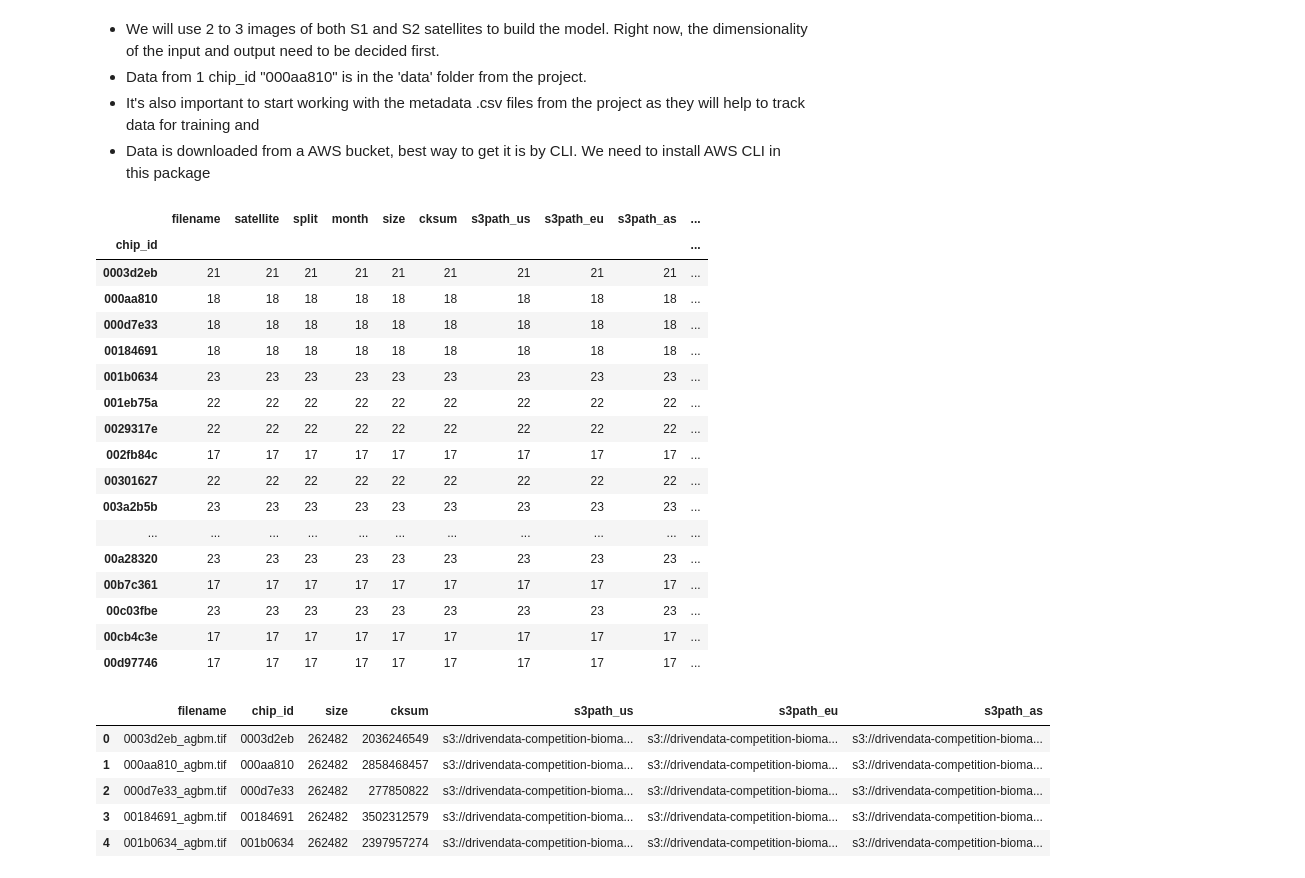
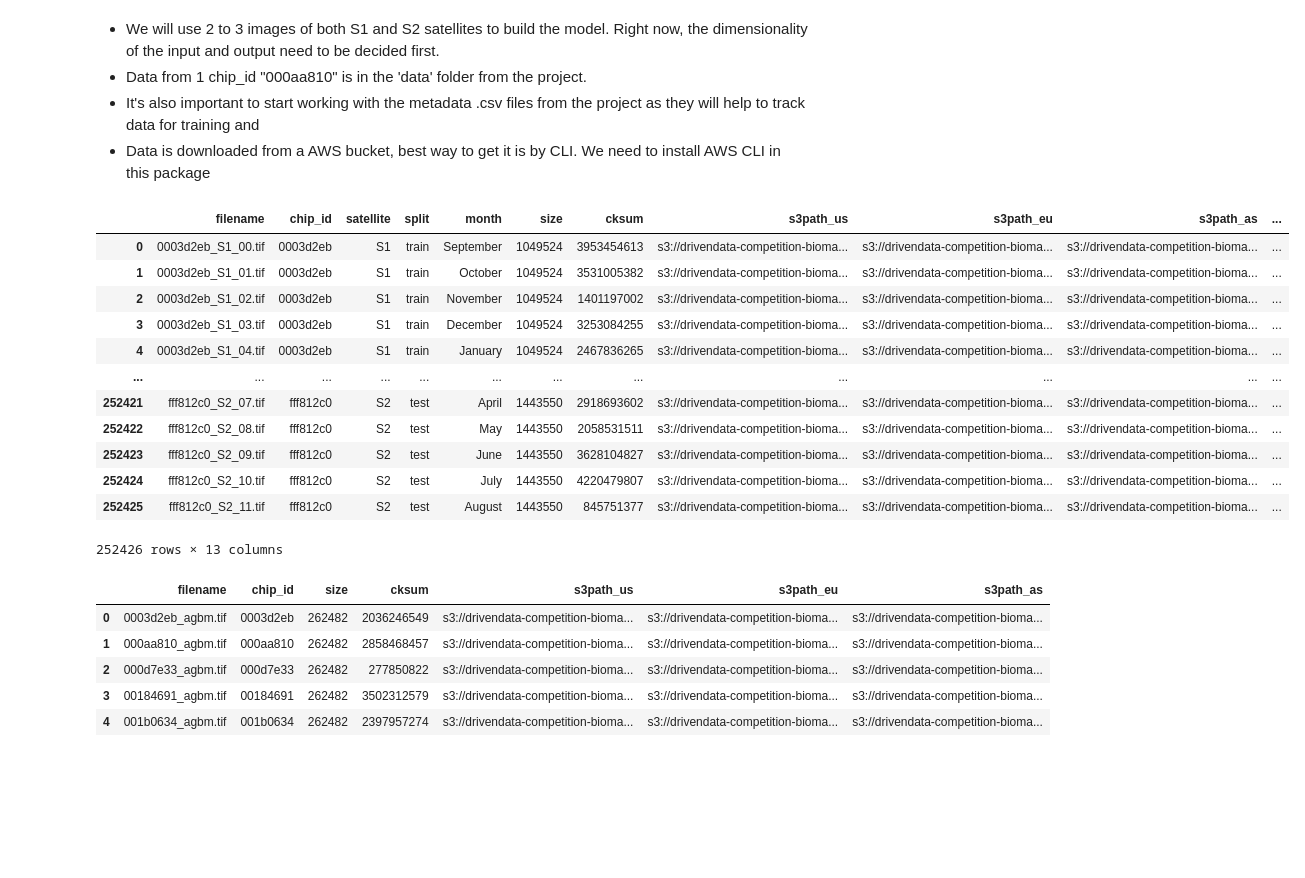
Before and after one commit to sofiammatias/project-biomassters, a Jupyter notebook: notebooks/sofia_model.ipynb, the cells around one changed output. Cells and saved outputs as stored; diff of their text form; code cells hidden in the pictures; blank space fills up the shorter version.

```diff
--- a/notebooks/sofia_model.ipynb
+++ b/notebooks/sofia_model.ipynb
@@ -24,26 +24,21 @@ from sklearn import set_config; set_config(display='diagram')
 # %%
 features = pd.read_csv(f'../data/features_metadata.csv')
 train_agbm = pd.read_csv(f'../data/train_agbm_metadata.csv')
-features.groupby('chip_id').count().head(30)
+features
 # %% [output]
-|  | filename | satellite | split | month | size | cksum | s3path_us | s3path_eu | s3path_as | ... |
-| chip_id |  |  |  |  |  |  |  |  |  | ... |
-| 0003d2eb | 21 | 21 | 21 | 21 | 21 | 21 | 21 | 21 | 21 | ... |
-| 000aa810 | 18 | 18 | 18 | 18 | 18 | 18 | 18 | 18 | 18 | ... |
-| 000d7e33 | 18 | 18 | 18 | 18 | 18 | 18 | 18 | 18 | 18 | ... |
-| 00184691 | 18 | 18 | 18 | 18 | 18 | 18 | 18 | 18 | 18 | ... |
-| 001b0634 | 23 | 23 | 23 | 23 | 23 | 23 | 23 | 23 | 23 | ... |
-| 001eb75a | 22 | 22 | 22 | 22 | 22 | 22 | 22 | 22 | 22 | ... |
-| 0029317e | 22 | 22 | 22 | 22 | 22 | 22 | 22 | 22 | 22 | ... |
-| 002fb84c | 17 | 17 | 17 | 17 | 17 | 17 | 17 | 17 | 17 | ... |
-| 00301627 | 22 | 22 | 22 | 22 | 22 | 22 | 22 | 22 | 22 | ... |
-| 003a2b5b | 23 | 23 | 23 | 23 | 23 | 23 | 23 | 23 | 23 | ... |
-| ... | ... | ... | ... | ... | ... | ... | ... | ... | ... | ... |
-| 00a28320 | 23 | 23 | 23 | 23 | 23 | 23 | 23 | 23 | 23 | ... |
-| 00b7c361 | 17 | 17 | 17 | 17 | 17 | 17 | 17 | 17 | 17 | ... |
-| 00c03fbe | 23 | 23 | 23 | 23 | 23 | 23 | 23 | 23 | 23 | ... |
-| 00cb4c3e | 17 | 17 | 17 | 17 | 17 | 17 | 17 | 17 | 17 | ... |
-| 00d97746 | 17 | 17 | 17 | 17 | 17 | 17 | 17 | 17 | 17 | ... |
+|  | filename | chip_id | satellite | split | month | size | cksum | s3path_us | s3path_eu | s3path_as | ... |
+| 0 | 0003d2eb_S1_00.tif | 0003d2eb | S1 | train | September | 1049524 | 3953454613 | s3://drivendata-competition-bioma... | s3://drivendata-competition-bioma... | s3://drivendata-competition-bioma... | ... |
+| 1 | 0003d2eb_S1_01.tif | 0003d2eb | S1 | train | October | 1049524 | 3531005382 | s3://drivendata-competition-bioma... | s3://drivendata-competition-bioma... | s3://drivendata-competition-bioma... | ... |
+| 2 | 0003d2eb_S1_02.tif | 0003d2eb | S1 | train | November | 1049524 | 1401197002 | s3://drivendata-competition-bioma... | s3://drivendata-competition-bioma... | s3://drivendata-competition-bioma... | ... |
+| 3 | 0003d2eb_S1_03.tif | 0003d2eb | S1 | train | December | 1049524 | 3253084255 | s3://drivendata-competition-bioma... | s3://drivendata-competition-bioma... | s3://drivendata-competition-bioma... | ... |
+| 4 | 0003d2eb_S1_04.tif | 0003d2eb | S1 | train | January | 1049524 | 2467836265 | s3://drivendata-competition-bioma... | s3://drivendata-competition-bioma... | s3://drivendata-competition-bioma... | ... |
+| ... | ... | ... | ... | ... | ... | ... | ... | ... | ... | ... | ... |
+| 252421 | fff812c0_S2_07.tif | fff812c0 | S2 | test | April | 1443550 | 2918693602 | s3://drivendata-competition-bioma... | s3://drivendata-competition-bioma... | s3://drivendata-competition-bioma... | ... |
+| 252422 | fff812c0_S2_08.tif | fff812c0 | S2 | test | May | 1443550 | 2058531511 | s3://drivendata-competition-bioma... | s3://drivendata-competition-bioma... | s3://drivendata-competition-bioma... | ... |
+| 252423 | fff812c0_S2_09.tif | fff812c0 | S2 | test | June | 1443550 | 3628104827 | s3://drivendata-competition-bioma... | s3://drivendata-competition-bioma... | s3://drivendata-competition-bioma... | ... |
+| 252424 | fff812c0_S2_10.tif | fff812c0 | S2 | test | July | 1443550 | 4220479807 | s3://drivendata-competition-bioma... | s3://drivendata-competition-bioma... | s3://drivendata-competition-bioma... | ... |
+| 252425 | fff812c0_S2_11.tif | fff812c0 | S2 | test | August | 1443550 | 845751377 | s3://drivendata-competition-bioma... | s3://drivendata-competition-bioma... | s3://drivendata-competition-bioma... | ... |
+252426 rows × 13 columns
 # %%
 train_agbm.head(5)
 # %% [output]
```
Also changed, not shown: parts of 114 cells of this notebook, 6 other files.
